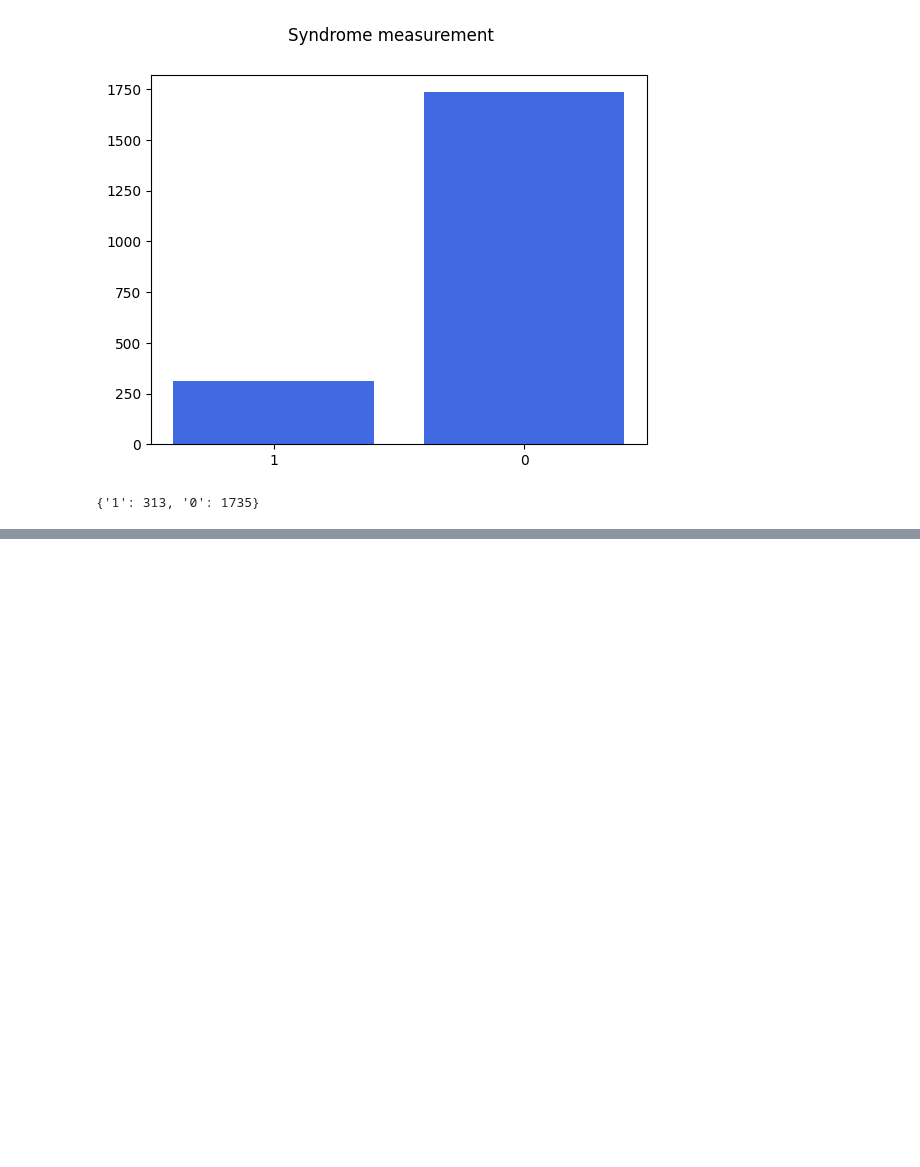
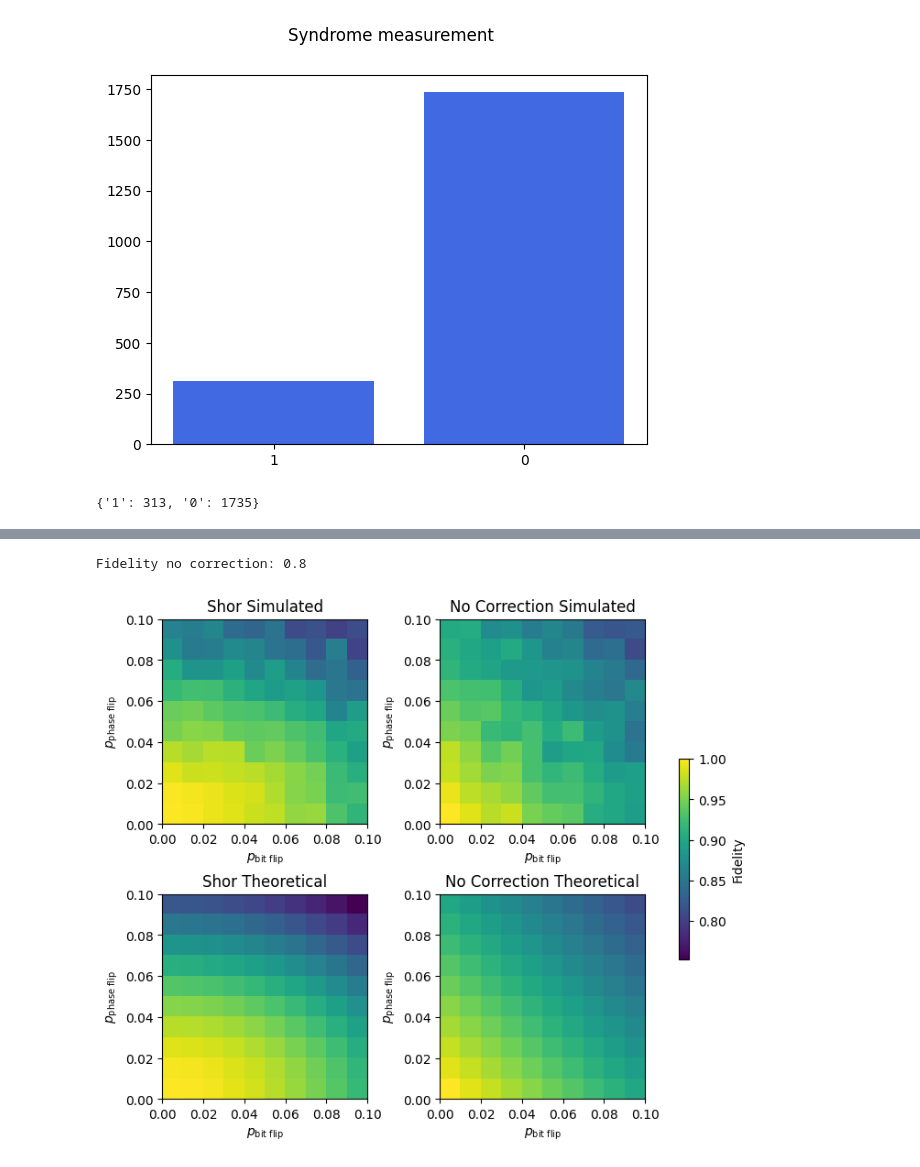
Before and after one commit to ngusarov/Shors-code, a Jupyter notebook: main.ipynb, the cells around one changed output, grey strips where cells are left out. Cells and saved outputs as stored; diff of their text form; code cells hidden in the pictures; blank space fills up the shorter version.

```diff
--- a/main.ipynb
+++ b/main.ipynb
@@ -262,0 +351,14 @@ print(answer)
+# %%
+import math
+
+def no_corr_probability(p_bit, p_phase):
+
+    return (1-p_bit) * (1-p_phase)
+
+# Example: Calculate fidelity
+p_bit = 0.2
+p_phase = 0.0
+fidelity = no_corr_probability(p_bit, p_phase)
+print(f"Fidelity no correction: {fidelity}")
+# %% [output]
+Fidelity no correction: 0.8
@@ -262,0 +403,46 @@ print(answer)
+# %%
+import matplotlib.pyplot as plt
+import numpy as np
+from tqdm import tqdm
+from qiskit.quantum_info import partial_trace, state_fidelity
+
+# Determine global color scale limits
+vmin = min(fidelity_exp_list.min(), fidelity_theor_list.min(), fidelity_no_corr_exp_list.min(), fidelity_no_corr_theor_list.min())
+vmax = max(fidelity_exp_list.max(), fidelity_theor_list.max(), fidelity_no_corr_exp_list.max(), fidelity_no_corr_theor_list.max())
+
+# Plotting
+fig, axes = plt.subplots(2, 2, figsize=(7, 6), constrained_layout=True)
+cmap = 'viridis'
+
+extent = [p_bit_list.min(), p_bit_list.max(), p_phase_list.min(), p_phase_list.max()]
+
+# Plot each subplot using the same color scale
+im1 = axes[0, 0].imshow(fidelity_exp_list, cmap=cmap, origin='lower', extent=extent, vmin=vmin, vmax=vmax)
+axes[0,0].set_title('Shor Simulated')
+axes[0,0].set_xlabel('$p_{\\text{bit flip}}$')
+axes[0,0].set_ylabel('$p_{\\text{phase flip}}$')
+
+im3 = axes[0,1].imshow(fidelity_no_corr_exp_list, cmap=cmap, origin='lower', extent=extent, vmin=vmin, vmax=vmax)
+axes[0,1].set_title('No Correction Simulated')
+axes[0,1].set_xlabel('$p_{\\text{bit flip}}$')
+axes[0,1].set_ylabel('$p_{\\text{phase flip}}$')
+
+im2 = axes[1,0].imshow(fidelity_theor_list, cmap=cmap, origin='lower', extent=extent, vmin=vmin, vmax=vmax)
+axes[1,0].set_title('Shor Theoretical')
+axes[1,0].set_xlabel('$p_{\\text{bit flip}}$')
+axes[1,0].set_ylabel('$p_{\\text{phase flip}}$')
+
+im3 = axes[1,1].imshow(fidelity_no_corr_theor_list, cmap=cmap, origin='lower', extent=extent, vmin=vmin, vmax=vmax)
+axes[1,1].set_title('No Correction Theoretical')
+axes[1,1].set_xlabel('$p_{\\text{bit flip}}$')
+axes[1,1].set_ylabel('$p_{\\text{phase flip}}$')
+
+# Add a shared colorbar for all plots
+cbar = fig.colorbar(im3, ax=axes, orientation='vertical', fraction=0.02, pad=0.04)
+cbar.set_label('Fidelity')
+
+
+
+plt.show()
+# %% [output]
+[figure, added]
```
Also changed, not shown: parts of 8 cells of this notebook, 4 other files.
